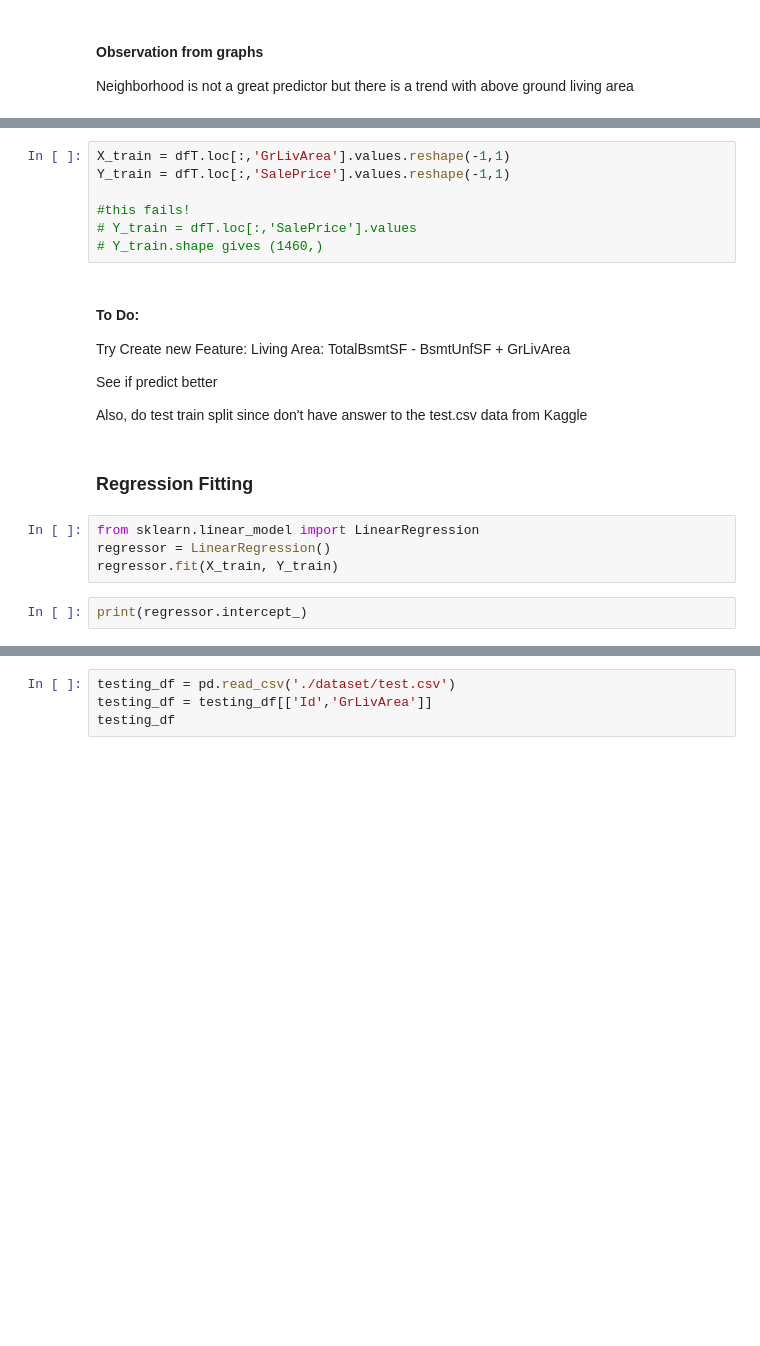
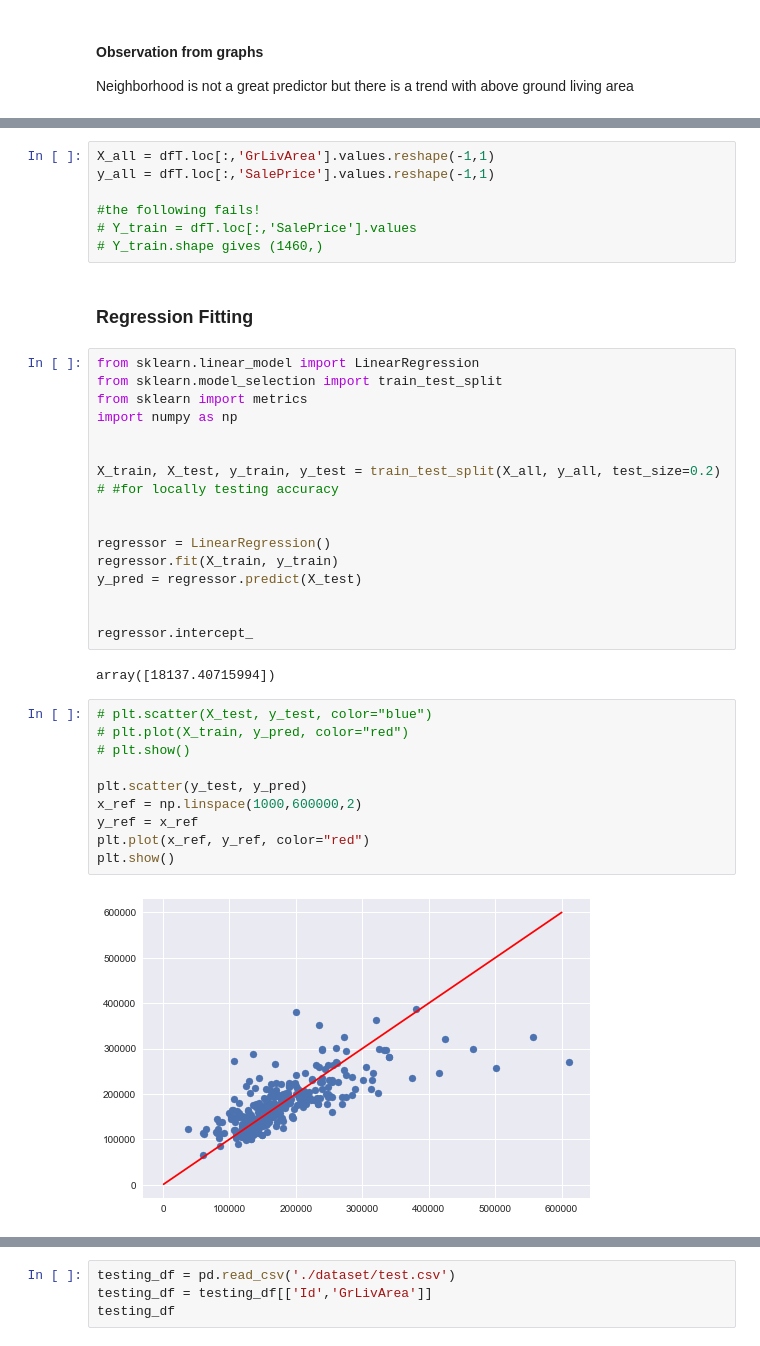
Before and after one commit to aaronxie0000/Py_Kaggle_Exercise, a Jupyter notebook: Kaggle House Price/basic_regression.ipynb, the cells around one changed output, grey strips where cells are left out. Cells and saved outputs as stored; diff of their text form; blank space fills up the shorter version.

```diff
--- a/Kaggle House Price/basic_regression.ipynb
+++ b/Kaggle House Price/basic_regression.ipynb
@@ -62,23 +206,40 @@ dfT
 # %%
-X_train = dfT.loc[:,'GrLivArea'].values.reshape(-1,1)
-Y_train = dfT.loc[:,'SalePrice'].values.reshape(-1,1)
+X_all = dfT.loc[:,'GrLivArea'].values.reshape(-1,1)
+y_all = dfT.loc[:,'SalePrice'].values.reshape(-1,1)
 
-#this fails!
+#the following fails!
 # Y_train = dfT.loc[:,'SalePrice'].values
 # Y_train.shape gives (1460,)
-# %% [markdown]
-#### To Do:
-
-Try Create new Feature: Living Area: TotalBsmtSF - BsmtUnfSF + GrLivArea
-
-See if predict better
-
-Also, do test train split since don't have answer to the test.csv data from Kaggle
 # %% [markdown]
 ### Regression Fitting
-# %%
-from sklearn.linear_model import LinearRegression
-regressor = LinearRegression()
-regressor.fit(X_train, Y_train)
-# %%
-print(regressor.intercept_)
+# %%
+from sklearn.linear_model import LinearRegression
+from sklearn.model_selection import train_test_split
+from sklearn import metrics
+import numpy as np
+
+
+X_train, X_test, y_train, y_test = train_test_split(X_all, y_all, test_size=0.2)
+# #for locally testing accuracy
+
+
+regressor = LinearRegression()
+regressor.fit(X_train, y_train)
+y_pred = regressor.predict(X_test)
+
+
+regressor.intercept_
+# %% [output]
+array([18137.40715994])
+# %%
+# plt.scatter(X_test, y_test, color="blue")
+# plt.plot(X_train, y_pred, color="red")
+# plt.show()
+
+plt.scatter(y_test, y_pred)
+x_ref = np.linspace(1000,600000,2)
+y_ref = x_ref
+plt.plot(x_ref, y_ref, color="red")
+plt.show()
+# %% [output]
+[figure, added]
```
Also changed, not shown: parts of 12 cells of this notebook.
